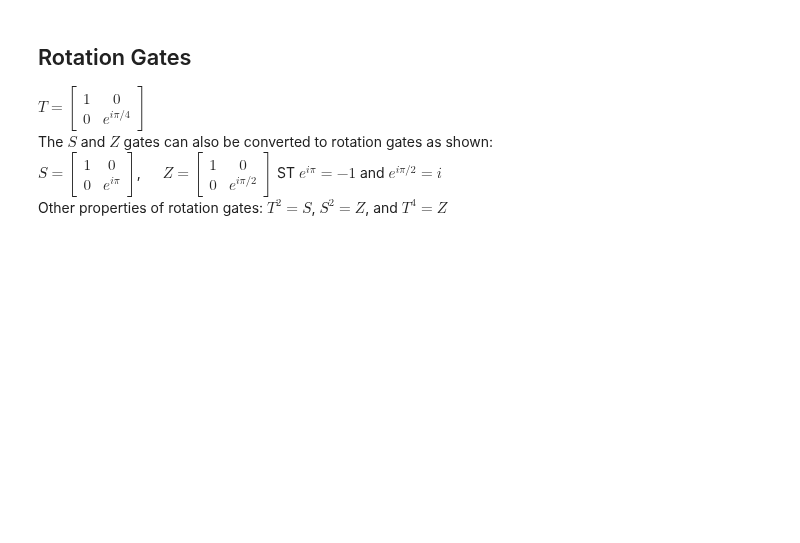
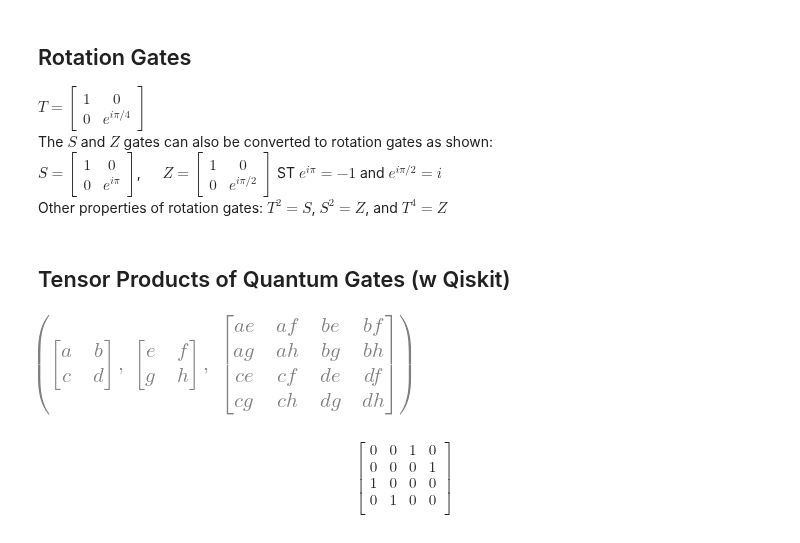
Before and after one commit to Artuk009/QuantumComputing, a Jupyter notebook: LectureTwo.ipynb, the cells around one changed output. Saved outputs shown, nothing was run; the diff lists cells and outputs as text; code cells hidden in the pictures; blank space fills up the shorter version.

Commit message:
Tensor Prod Gates

```diff
--- a/LectureTwo.ipynb
+++ b/LectureTwo.ipynb
@@ -303,3 +329,30 @@ The $S$ and $Z$ gates can also be converted to rotation gates as shown:<br>
 $S = \begin{bmatrix} 1 & 0 \\ 0 & e^{i\pi} \end{bmatrix}$, &emsp;
 $Z = \begin{bmatrix} 1 & 0 \\ 0 & e^{i\pi/2} \end{bmatrix}$ ST $e^{i\pi}=-1$ and $e^{i\pi/2}=i$<br>
 Other properties of rotation gates: $T^2=S$, $S^2=Z$, and $T^4=Z$
+# %% [markdown]
+## Tensor Products of Quantum Gates (w Qiskit)
+# %%
+# Symbolic Tensor Product of Matrices
+a,b,c,d,e,f,g,h = symbols("a,b,c,d,e,f,g,h")
+A = Matrix([[a,b], [c,d]])
+B = Matrix([[e,f], [g,h]])
+AB = TensorProduct(A, B)
+(A,B,AB)
+# %% [output]
+[figure, added]
+# %%
+# Declare sample operators/gates
+X = Operator([[0, 1], [1, 0]])
+I = Operator([[1, 0], [0, 1]])
+
+# Simple tensor call
+X.tensor(I).draw("latex")
+# %% [output]
+$$
+\begin{bmatrix}
+0 & 0 & 1 & 0  \\
+ 0 & 0 & 0 & 1  \\
+ 1 & 0 & 0 & 0  \\
+ 0 & 1 & 0 & 0  \\
+ \end{bmatrix}
+$$
```
Also changed, not shown: parts of 5 cells of this notebook.
